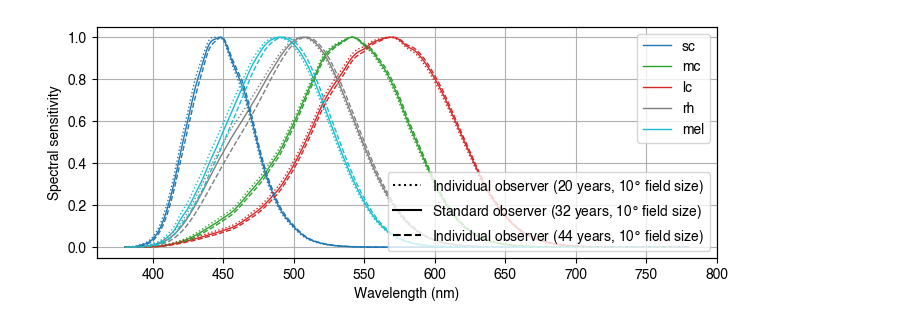
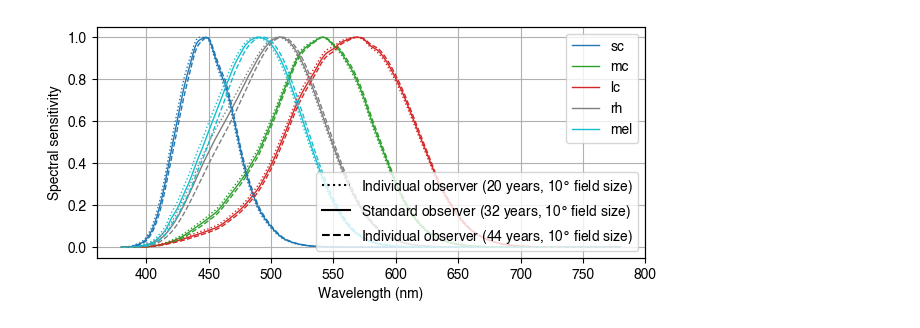
Before and after one commit to PySilentSubstitution/pysilsub, a Jupyter notebook: docs/source/03a_colorimetric_observers.ipynb, the cells around one changed output. Cells and saved outputs as stored; diff of their text form; code cells hidden in the pictures.

```diff
--- a/docs/source/03a_colorimetric_observers.ipynb
+++ b/docs/source/03a_colorimetric_observers.ipynb
@@ -85,18 +76,18 @@ This observer class allows for the spectral sensitivities to be adjusted for the
 # %%
-standard_observer = observers.IndividualColorimetricObserver(age=32, field_size=10)
-individual_observer_20 = observers.IndividualColorimetricObserver(age=20, field_size=10)
-individual_observer_44 = observers.IndividualColorimetricObserver(age=44, field_size=10)
+standard_observer = observers.ColorimetricObserver()
+individual_observer_20 = observers.ColorimetricObserver(age=20, field_size=10)
+individual_observer_44 = observers.ColorimetricObserver(age=44, field_size=10)
 
-ax = standard_observer.plot_action_spectra(figsize=(8, 3), lw=1, grid=True)
+ax = standard_observer.plot_action_spectra(figsize=(7.08, 3), lw=1, grid=True)
 
 individual_observer_20.plot_action_spectra(ax=ax, ls=':', lw=1, grid=True, legend=False)
 individual_observer_44.plot_action_spectra(ax=ax, ls='--', lw=1, grid=True, legend=False)
 
 twinax = ax.twinx()
 twinax.plot([], ls=':', c='k', label='Individual observer (20 years, 10$\degree$ field size)')
 twinax.plot([], ls='-', c='k', label='Standard observer (32 years, 10$\degree$ field size)')
 twinax.plot([], ls='--', c='k', label='Individual observer (44 years, 10$\degree$ field size)')
 twinax.set_yticks([])
 twinax.legend(loc='lower right');
 # %% [output]
-[figure, old version]
+[figure, new version]
```
Also changed, not shown: parts of 7 cells of this notebook, 13 other files.
